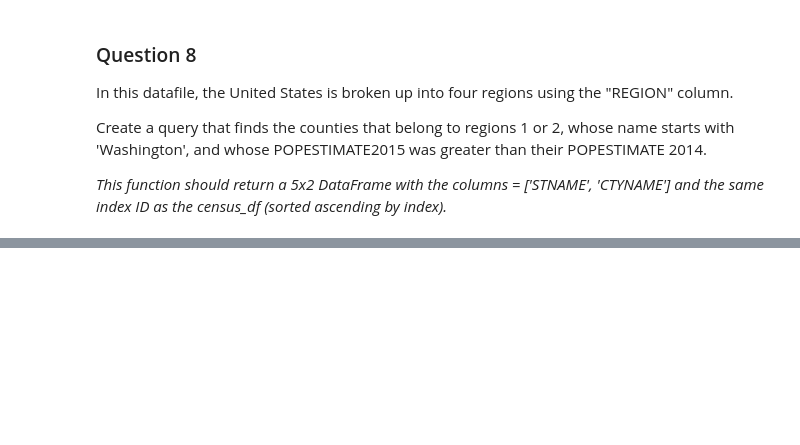
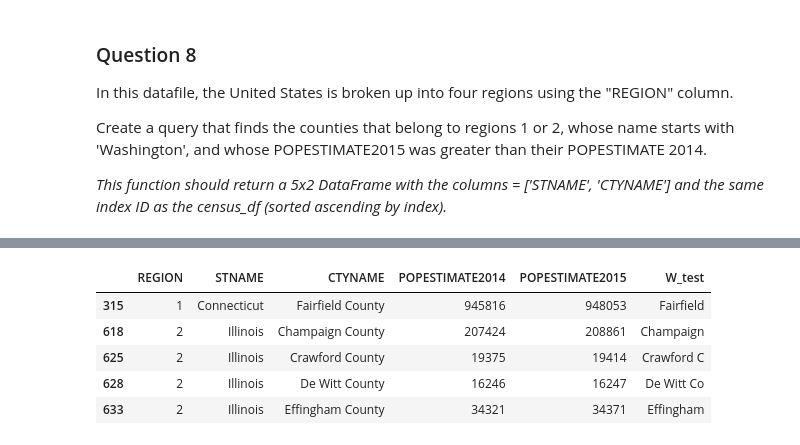
Before and after one commit to jonr10/basics_week1, a Jupyter notebook: Assignment 2.ipynb, the cells around one changed output, grey strips where cells are left out. Cells and saved outputs as stored; diff of their text form; code cells hidden in the pictures; blank space fills up the shorter version.

Commit message:
question 8

```diff
--- a/Assignment 2.ipynb
+++ b/Assignment 2.ipynb
@@ -414,0 +404,14 @@ def answer_eight():
+# %%
+# Remind myself what the data looks like!
+census_df = pd.read_csv('census.csv') # Read in the data again!
+census_df=census_df[census_df['SUMLEV'] == 50] #Remove the state level data
+columns_to_keep = ['REGION','STNAME','CTYNAME','POPESTIMATE2014','POPESTIMATE2015']
+census_df = census_df[columns_to_keep] # Trim to only the data i need for this question.
+
+# Filter on a couple of characteristics
+df_8 = census_df[(census_df['REGION'] == 1) | (census_df['REGION'] == 2)]
+df_8 = df_8[(df_8['POPESTIMATE2015'] > df_8['POPESTIMATE2014'])]
+
+# Now look for Washington
+
+df_8.head()
@@ -414,0 +425,10 @@ def answer_eight():
+# %%
+df_8['W_test'] = [x[0:10] for x in df_8['CTYNAME']]
+df_8.head()
+# %% [output]
+|  | REGION | STNAME | CTYNAME | POPESTIMATE2014 | POPESTIMATE2015 | W_test |
+| 315 | 1 | Connecticut | Fairfield County | 945816 | 948053 | Fairfield |
+| 618 | 2 | Illinois | Champaign County | 207424 | 208861 | Champaign |
+| 625 | 2 | Illinois | Crawford County | 19375 | 19414 | Crawford C |
+| 628 | 2 | Illinois | De Witt County | 16246 | 16247 | De Witt Co |
+| 633 | 2 | Illinois | Effingham County | 34321 | 34371 | Effingham |
```
Also changed, not shown: parts of 10 cells of this notebook.
